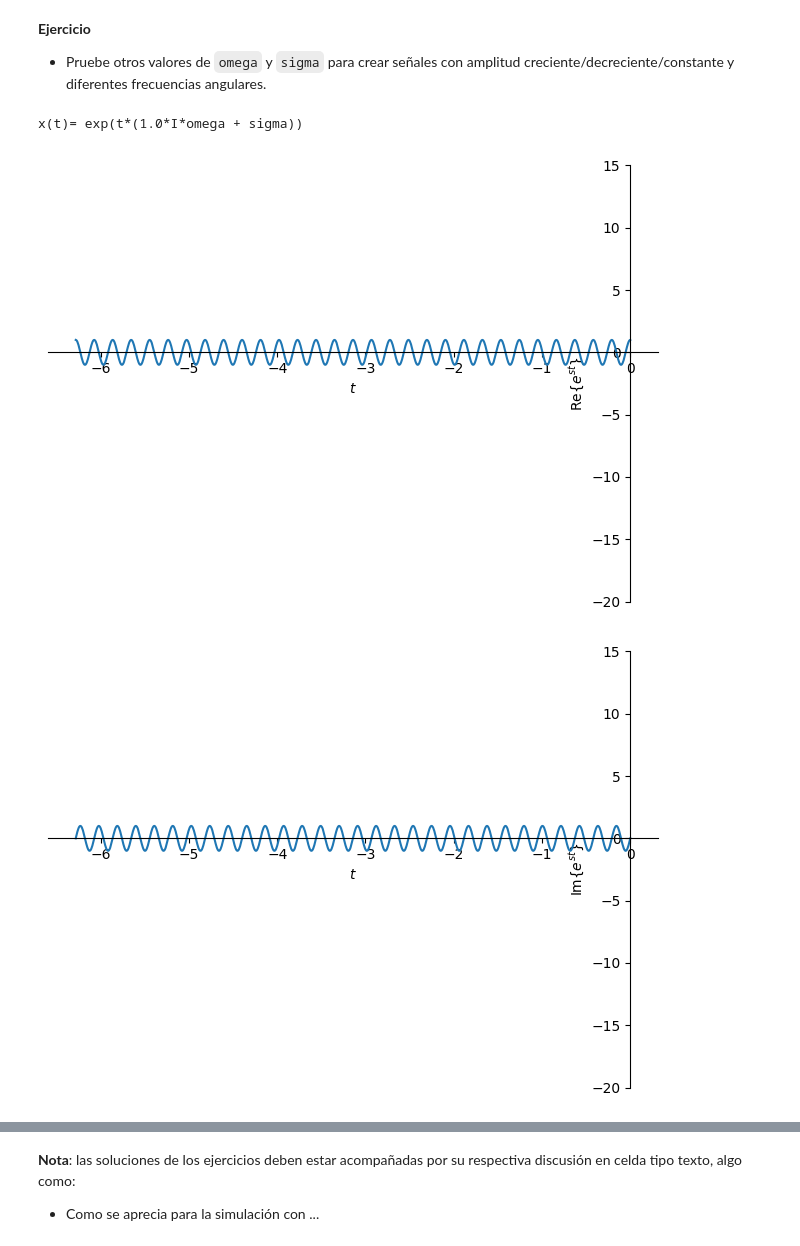
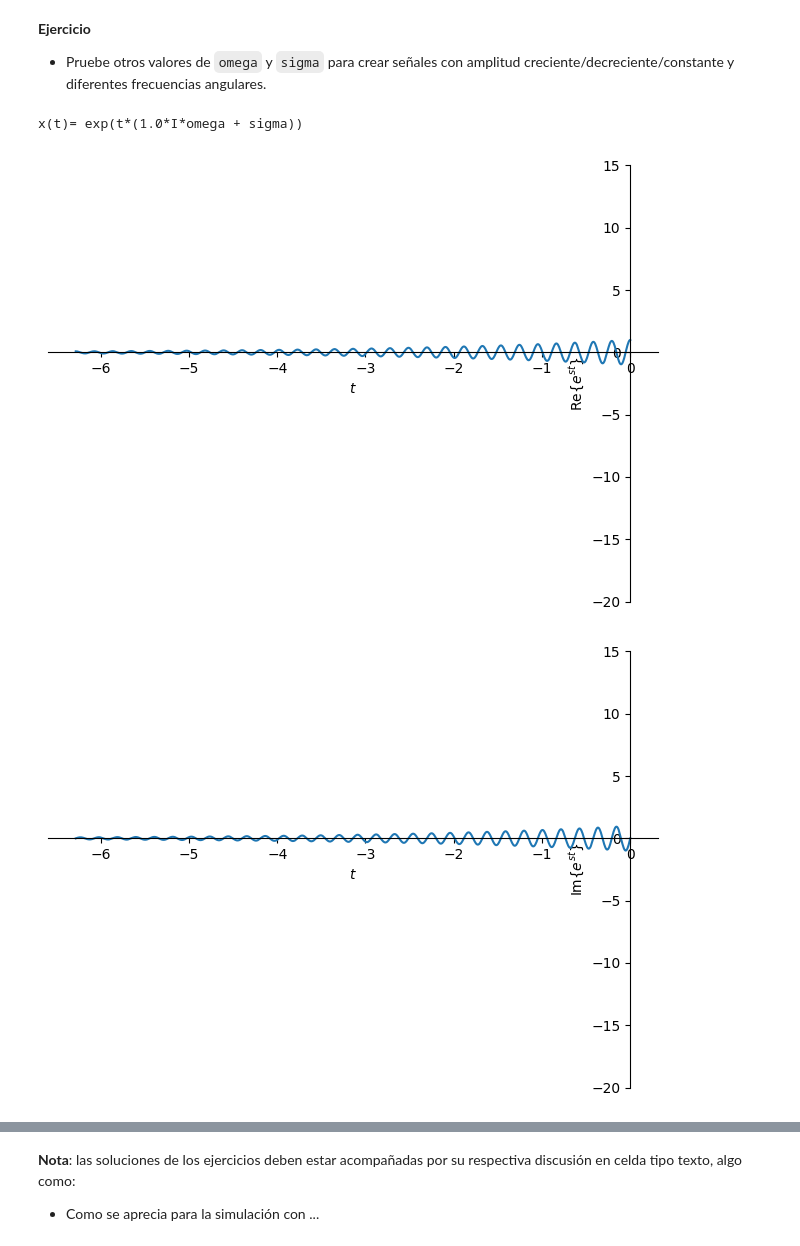
Before and after one commit to Jleytong/Se-alesySistemas, a Jupyter notebook: Cuaderno2.ipynb, the cells around one changed output, grey strips where cells are left out. Drawn from its saved outputs; the diff is of its cells as text; code cells hidden in the pictures.

```diff
--- a/Cuaderno2.ipynb
+++ b/Cuaderno2.ipynb
@@ -73,13 +73,15 @@ x(t)= exp(t*(1.0*I*omega + sigma))
 * Pruebe otros valores de `omega` y `sigma` para crear señales con amplitud creciente/decreciente/constante y diferentes frecuencias angulares.
 # %%
 #ejemplo creciente -> sigma > 0
-y = x.subs({omega: 30, sigma : 0})
+y = x.subs({omega: 30, sigma : 0.4})
 print(r'x(t)=',x)
 sym.plot(sym.re(y), (t, 0, -2*sym.pi), ylabel=r'Re{$e^{st}$}',ylim=[-20,15]) #r' indica al linterprete una variable tipo string
 sym.plot(sym.im(y), (t, 0, -2*sym.pi), ylabel=r'Im{$e^{st}$}',ylim=[-20,15]);
+
+# Acá, el sigma cuando es mayor que cero, se aumenta la amplitud de la función.
 # %% [output]
 x(t)= exp(t*(1.0*I*omega + sigma))
-[figure, old version]
+[figure, new version]
-[figure, old version]
+[figure, new version]
 # %%
 #ejemplo constante sigma = 0
```
Also changed, not shown: parts of 3 cells of this notebook.
